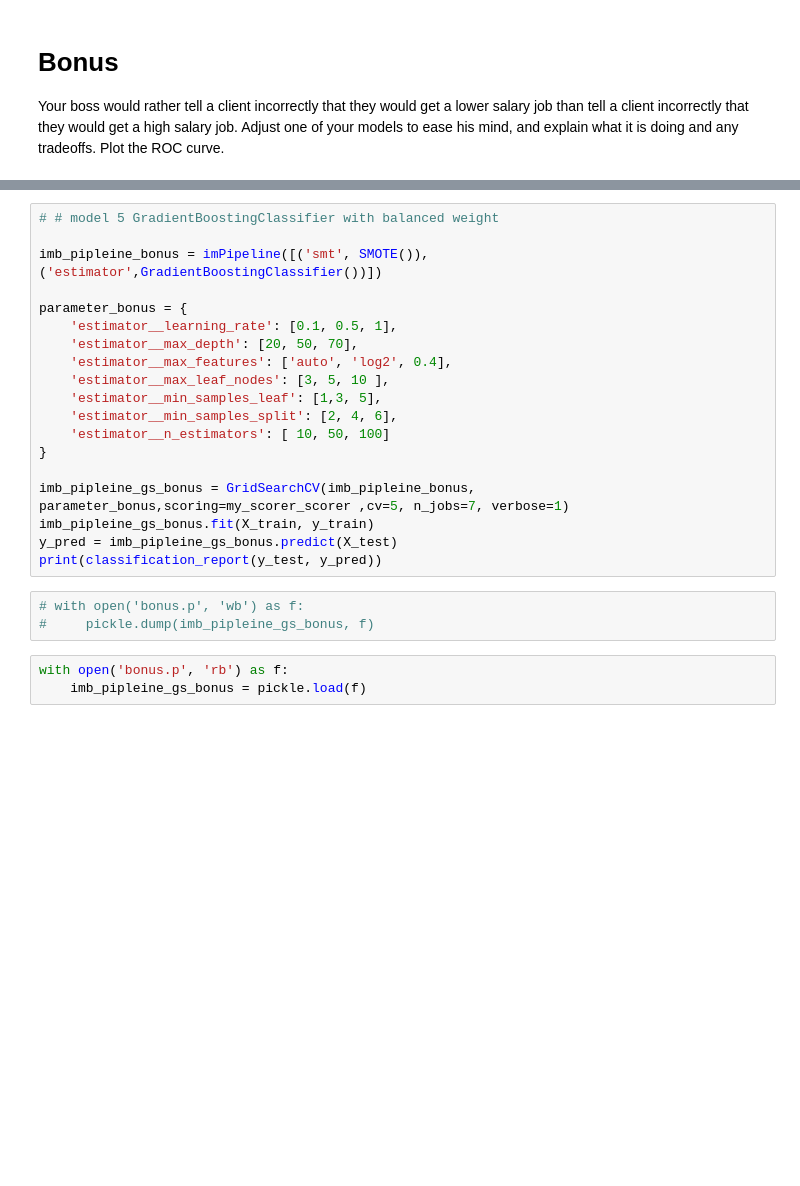
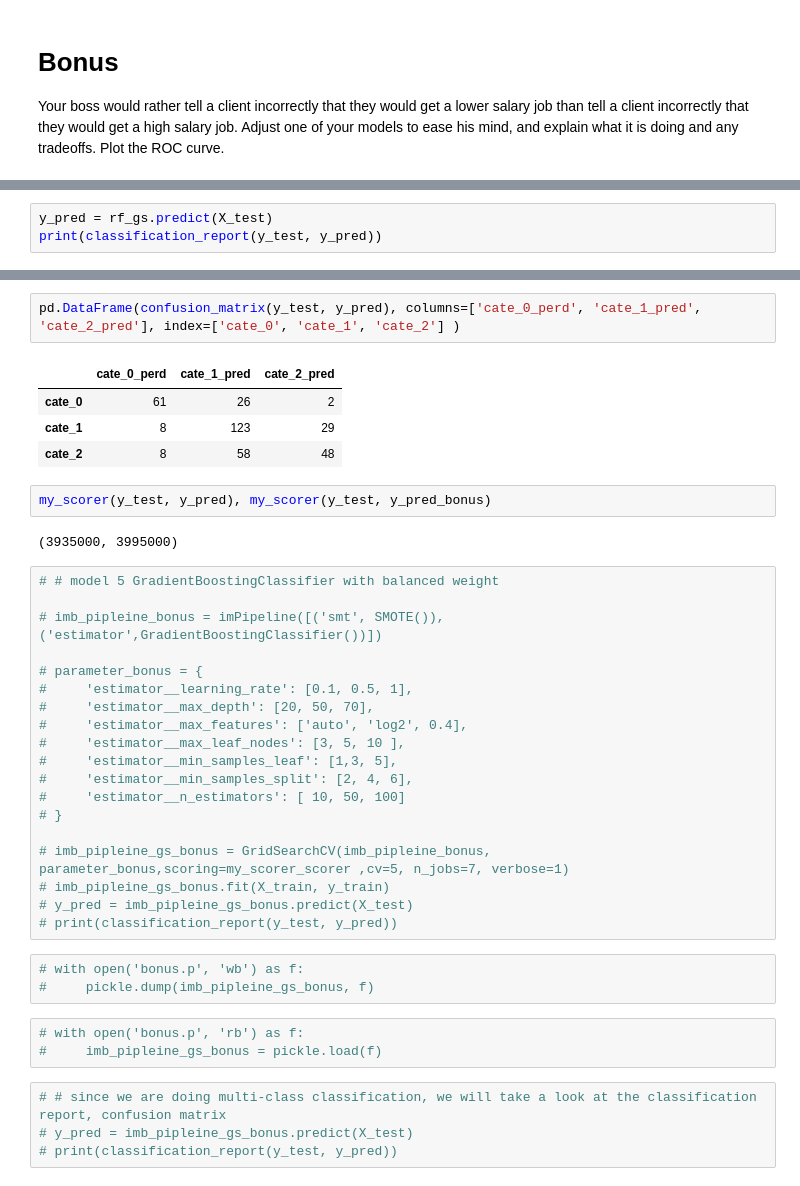
Before and after one commit to Miaowshroom/project-4, a Jupyter notebook: Project_4-randomstate.ipynb, the cells around one changed output, grey strips where cells are left out. Cells and saved outputs as stored; diff of their text form; blank space fills up the shorter version.

```diff
--- a/Project_4-randomstate.ipynb
+++ b/Project_4-randomstate.ipynb
@@ -1052,0 +1043,3 @@ my_scorer_scorer = make_scorer(my_scorer, greater_is_better=False)
+# %%
+y_pred = rf_gs.predict(X_test)
+print(classification_report(y_test, y_pred))
@@ -1053,26 +1063,41 @@ my_scorer_scorer = make_scorer(my_scorer, greater_is_better=False)
+# %%
+pd.DataFrame(confusion_matrix(y_test, y_pred), columns=['cate_0_perd', 'cate_1_pred', 'cate_2_pred'], index=['cate_0', 'cate_1', 'cate_2'] )
+# %% [output]
+|  | cate_0_perd | cate_1_pred | cate_2_pred |
+| cate_0 | 61 | 26 | 2 |
+| cate_1 | 8 | 123 | 29 |
+| cate_2 | 8 | 58 | 48 |
+# %%
+my_scorer(y_test, y_pred), my_scorer(y_test, y_pred_bonus)
+# %% [output]
+(3935000, 3995000)
 # %%
 # # model 5 GradientBoostingClassifier with balanced weight
 
-imb_pipleine_bonus = imPipeline([('smt', SMOTE()), ('estimator',GradientBoostingClassifier())])
+# imb_pipleine_bonus = imPipeline([('smt', SMOTE()), ('estimator',GradientBoostingClassifier())])
 
-parameter_bonus = {
-    'estimator__learning_rate': [0.1, 0.5, 1],
-    'estimator__max_depth': [20, 50, 70],
-    'estimator__max_features': ['auto', 'log2', 0.4],
-    'estimator__max_leaf_nodes': [3, 5, 10 ],
-    'estimator__min_samples_leaf': [1,3, 5],
-    'estimator__min_samples_split': [2, 4, 6],
-    'estimator__n_estimators': [ 10, 50, 100]
-}
+# parameter_bonus = {
+#     'estimator__learning_rate': [0.1, 0.5, 1],
+#     'estimator__max_depth': [20, 50, 70],
+#     'estimator__max_features': ['auto', 'log2', 0.4],
+#     'estimator__max_leaf_nodes': [3, 5, 10 ],
+#     'estimator__min_samples_leaf': [1,3, 5],
+#     'estimator__min_samples_split': [2, 4, 6],
+#     'estimator__n_estimators': [ 10, 50, 100]
+# }
 
-imb_pipleine_gs_bonus = GridSearchCV(imb_pipleine_bonus, parameter_bonus,scoring=my_scorer_scorer ,cv=5, n_jobs=7, verbose=1)
-imb_pipleine_gs_bonus.fit(X_train, y_train)
-y_pred = imb_pipleine_gs_bonus.predict(X_test)
-print(classification_report(y_test, y_pred))
+# imb_pipleine_gs_bonus = GridSearchCV(imb_pipleine_bonus, parameter_bonus,scoring=my_scorer_scorer ,cv=5, n_jobs=7, verbose=1)
+# imb_pipleine_gs_bonus.fit(X_train, y_train)
+# y_pred = imb_pipleine_gs_bonus.predict(X_test)
+# print(classification_report(y_test, y_pred))
 # %%
 # with open('bonus.p', 'wb') as f:
 #     pickle.dump(imb_pipleine_gs_bonus, f)
 # %%
-with open('bonus.p', 'rb') as f:
-    imb_pipleine_gs_bonus = pickle.load(f)
+# with open('bonus.p', 'rb') as f:
+#     imb_pipleine_gs_bonus = pickle.load(f)
+# %%
+# # since we are doing multi-class classification, we will take a look at the classification report, confusion matrix
+# y_pred = imb_pipleine_gs_bonus.predict(X_test)
+# print(classification_report(y_test, y_pred))
 # %%
```
Also changed, not shown: parts of 16 cells of this notebook.
